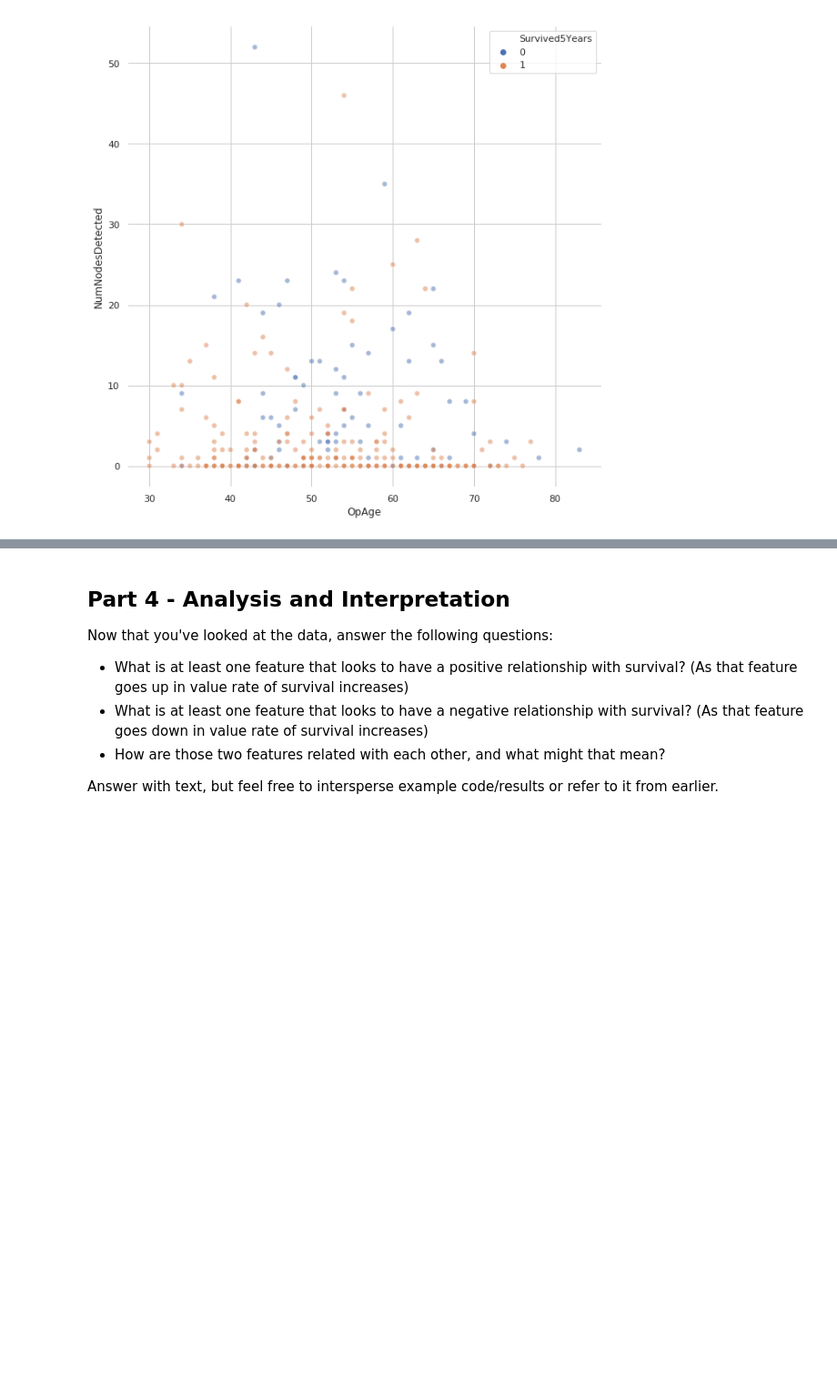
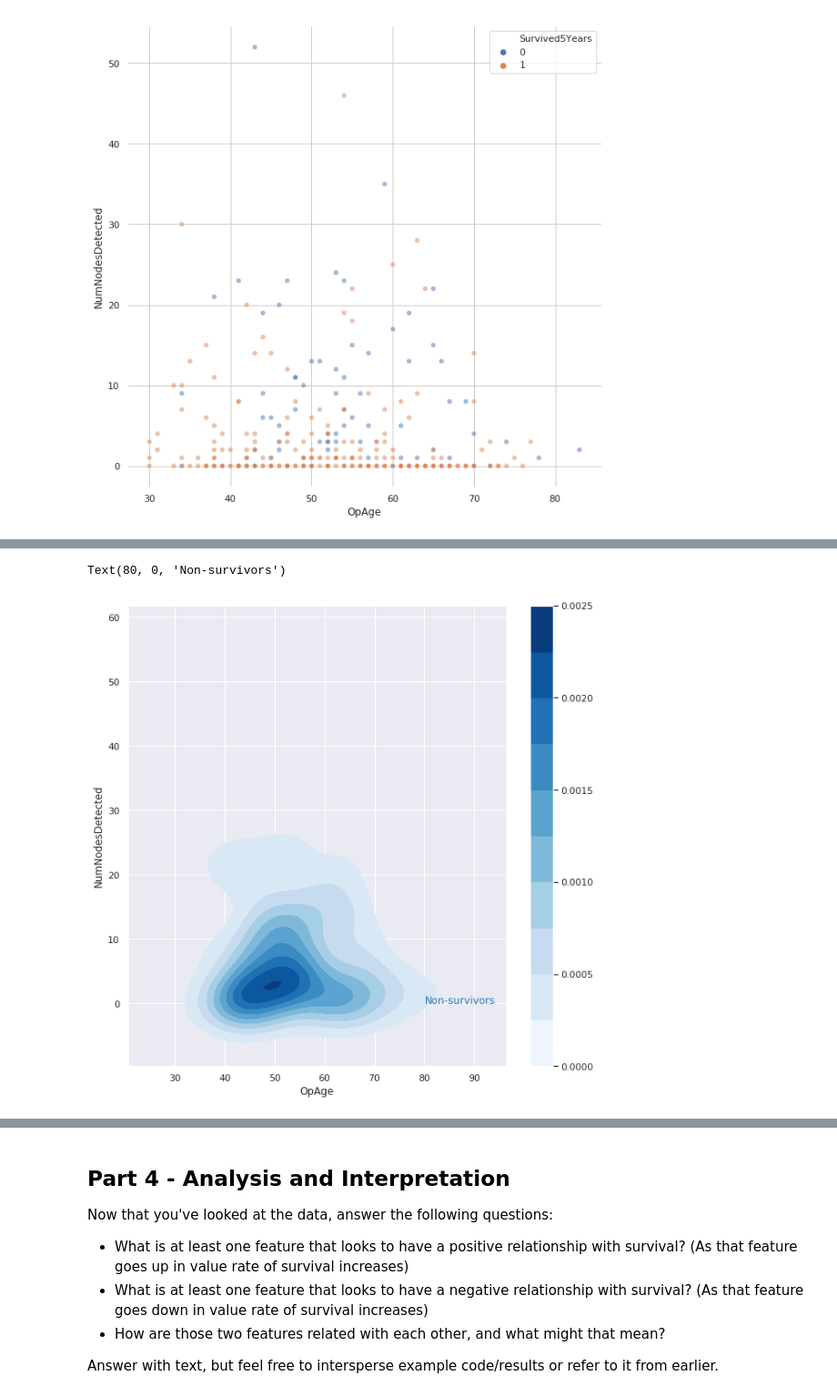
Before and after one commit to coopwilliams/LS-Sprint-Challenges, a Jupyter notebook: DS_Unit_1_Sprint_Challenge_1.ipynb, the cells around one changed output, grey strips where cells are left out. Shown at 91% size. Saved outputs shown, nothing was run; the diff lists cells and outputs as text; code cells hidden in the pictures; blank space fills up the shorter version.

```diff
--- a/DS_Unit_1_Sprint_Challenge_1.ipynb
+++ b/DS_Unit_1_Sprint_Challenge_1.ipynb
@@ -211,0 +227,13 @@ sns.scatterplot(x =df.OpAge, y=df.NumNodesDetected,
+# %%
+# After many failed attempts to plot these as separate subplots, moving to separate plots.
+
+sns.set(style="darkgrid")
+f,axes = plt.subplots(figsize=(10,10))
+ax.set_aspect("equal")
+ax = sns.kdeplot(df_ns.OpAge, df_ns.NumNodesDetected,
+                 cmap="Blues", shade=True, shade_lowest=False, cbar=True)
+blue = sns.color_palette("Blues")[-2]
+ax.text(80, 0, "Non-survivors", color=blue)
+# %% [output]
+Text(80, 0, 'Non-survivors')
+[figure, added]
```
Also changed, not shown: parts of 10 cells of this notebook.
